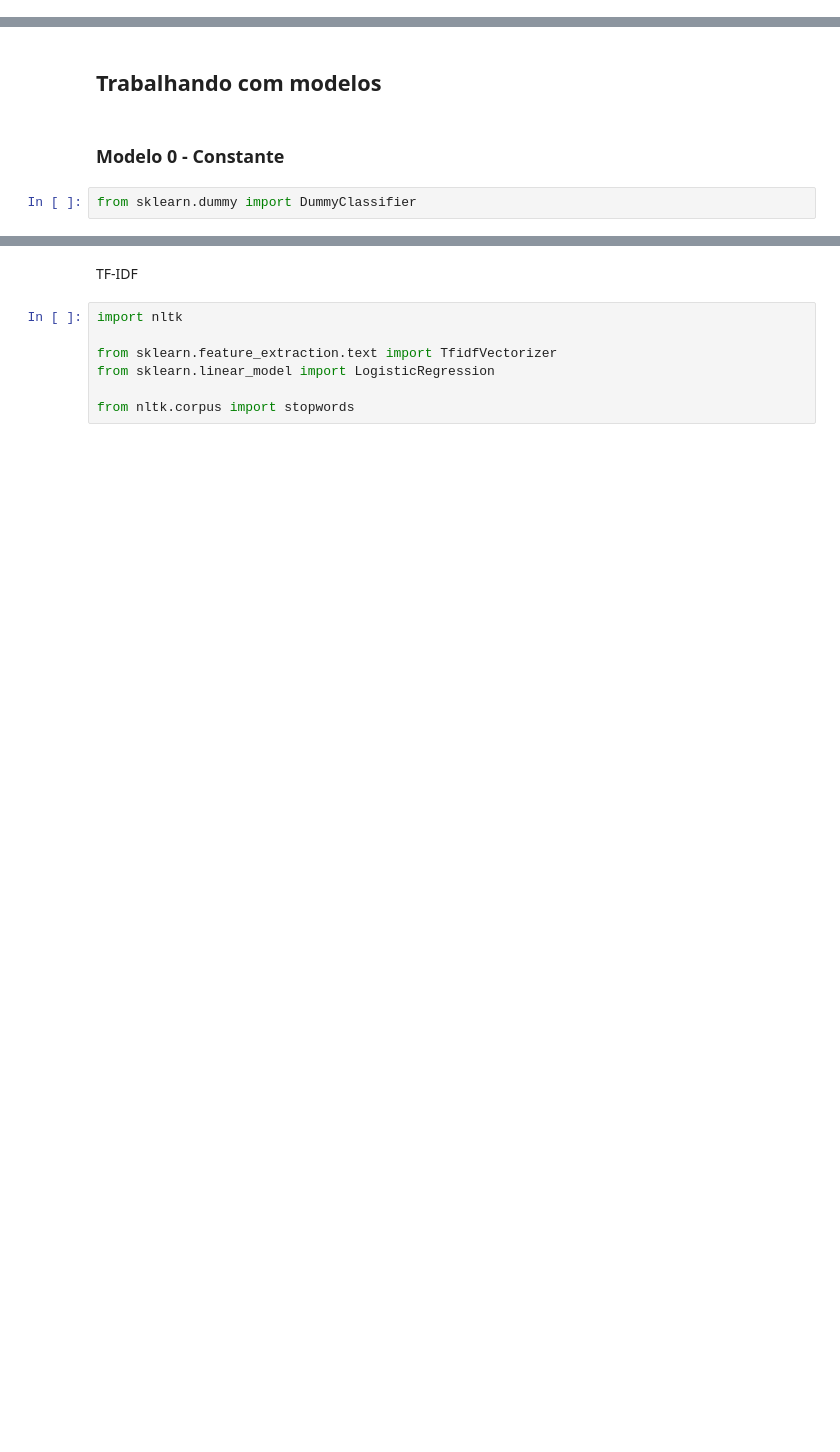
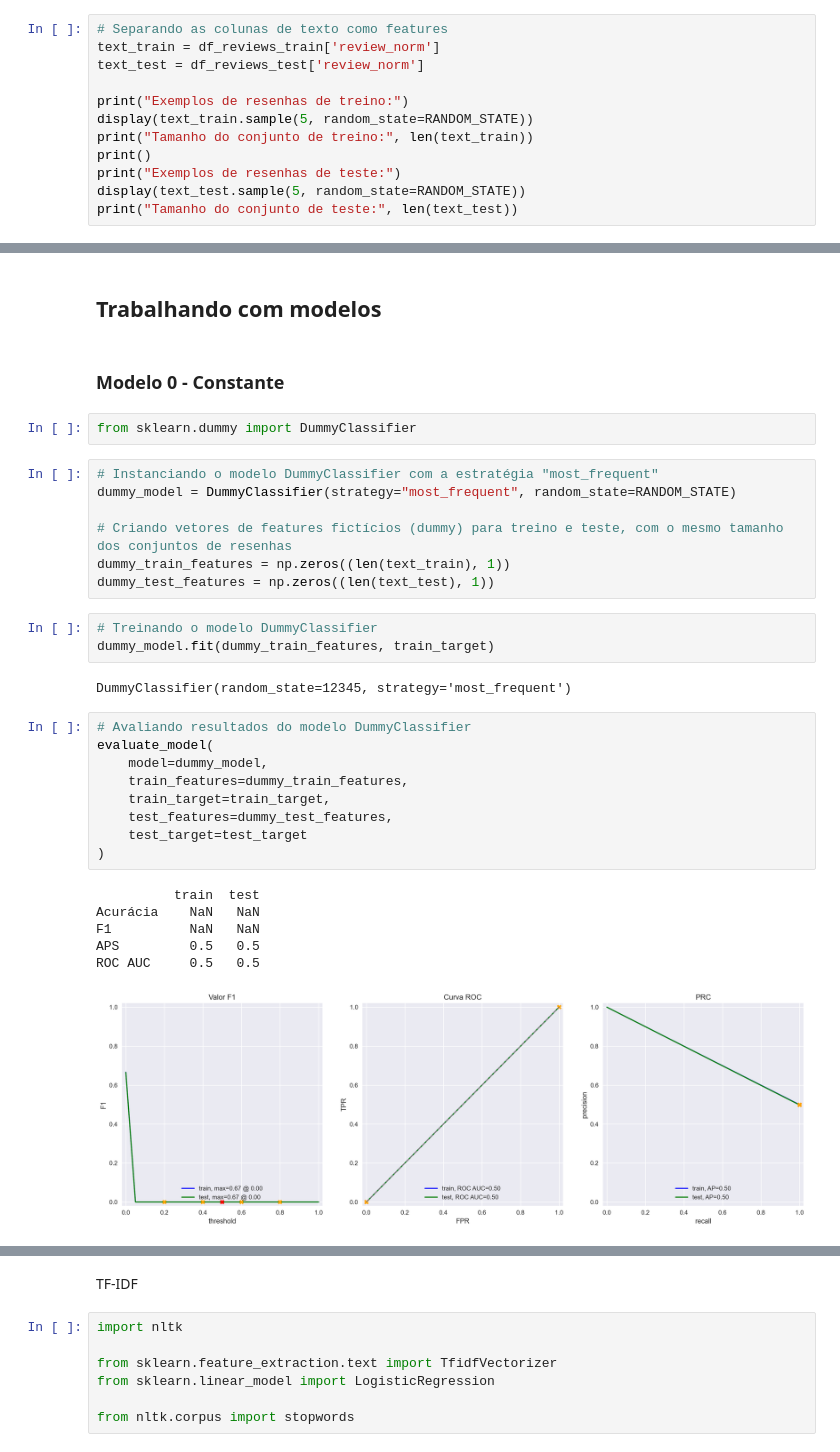
Before and after one commit to peperrone/mbads14-film-junky-union, a Jupyter notebook: notebook_p14.ipynb, the cells around one changed output, grey strips where cells are left out. Drawn from its saved outputs; the diff is of its cells as text; blank space fills up the shorter version.

Commit message:
revised evaluation function, trained three models

```diff
--- a/notebook_p14.ipynb
+++ b/notebook_p14.ipynb
@@ -916,0 +1171,12 @@ print(df_reviews_test.shape)
+# %%
+# Separando as colunas de texto como features
+text_train = df_reviews_train['review_norm']
+text_test = df_reviews_test['review_norm']
+
+print("Exemplos de resenhas de treino:")
+display(text_train.sample(5, random_state=RANDOM_STATE))
+print("Tamanho do conjunto de treino:", len(text_train))
+print()
+print("Exemplos de resenhas de teste:")
+display(text_test.sample(5, random_state=RANDOM_STATE))
+print("Tamanho do conjunto de teste:", len(text_test))
@@ -920,3 +1204,31 @@ print(df_reviews_test.shape)
 ### Modelo 0 - Constante
 # %%
 from sklearn.dummy import DummyClassifier
+# %%
+# Instanciando o modelo DummyClassifier com a estratégia "most_frequent"
+dummy_model = DummyClassifier(strategy="most_frequent", random_state=RANDOM_STATE)
+
+# Criando vetores de features fictícios (dummy) para treino e teste, com o mesmo tamanho dos conjuntos de resenhas
+dummy_train_features = np.zeros((len(text_train), 1))
+dummy_test_features = np.zeros((len(text_test), 1))
+# %%
+# Treinando o modelo DummyClassifier
+dummy_model.fit(dummy_train_features, train_target)
+# %% [output]
+DummyClassifier(random_state=12345, strategy='most_frequent')
+# %%
+# Avaliando resultados do modelo DummyClassifier
+evaluate_model(
+    model=dummy_model,
+    train_features=dummy_train_features,
+    train_target=train_target,
+    test_features=dummy_test_features,
+    test_target=test_target
+)
+# %% [output]
+          train  test
+Acurácia    NaN   NaN
+F1          NaN   NaN
+APS         0.5   0.5
+ROC AUC     0.5   0.5
+[figure, added]
```
Also changed, not shown: parts of 33 cells of this notebook.
